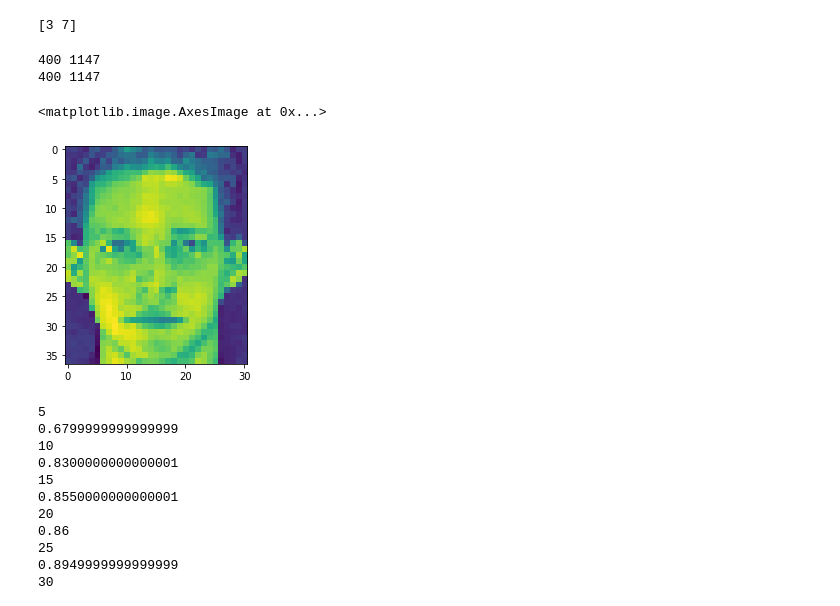
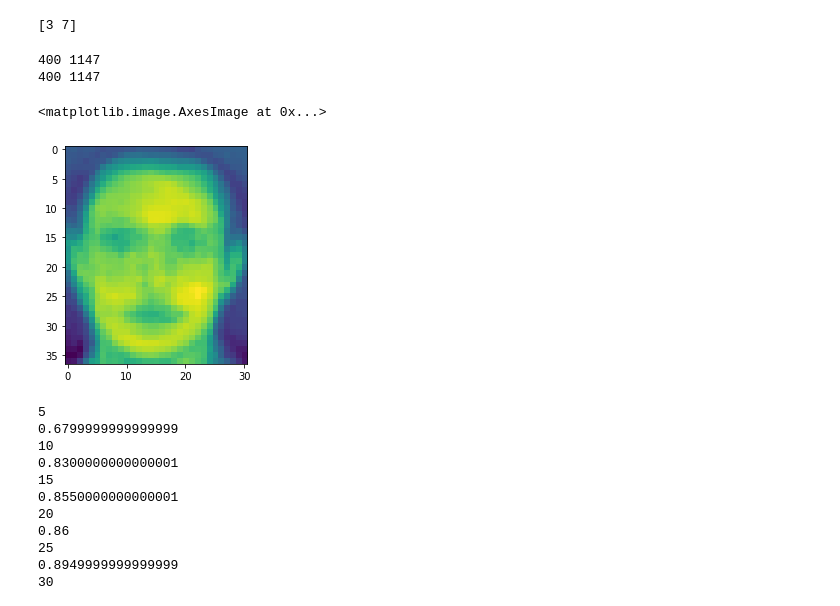
Before and after one commit to KapiWow/face_recognition, a Jupyter notebook: Recognition2.ipynb, the cells around one changed output. Saved outputs shown, nothing was run; the diff lists cells and outputs as text; code cells hidden in the pictures.

```diff
--- a/Recognition2.ipynb
+++ b/Recognition2.ipynb
@@ -375,31 +375,31 @@ print(a[:,2])
 # %%
 # calculate covariance matrix of centered matrix
 print(len(m_imgs), len(m_imgs[0]))
 V = np.cov(m_imgs.transpose())
 # print(V)
 # eigendecomposition of covariance matrix
 values, vectors = eig(V)
 # print(vectors)
 # print(values)
 # project data
 P = vectors.T.dot(m_imgs.T).T
 print(len(P), len(P[0]))
 
-count = 400
+count = 10
 pic = np.zeros(len(vectors))
 for i in range(count):
     pic += (vectors.T[i] * P[0][i]).astype(float)
 
 pic += mid
 pic = pic.reshape((37,31))
 # plt.imshow(np.concatenate((pic, (imgs_pca[0][0]+mid).reshape((37,31)).astype(int)), axis = 1))
 plt.imshow(pic)
 # print(P.T)
 # %% [output]
 400 1147
 400 1147
 <matplotlib.image.AxesImage at 0x...>
-[figure, old version]
+[figure, new version]
 # %%
 cov_mat = np.cov(m_imgs.transpose())
 values, vectors = eig(cov_mat)
```
Also changed, not shown: parts of 13 cells of this notebook, 1 other file.
